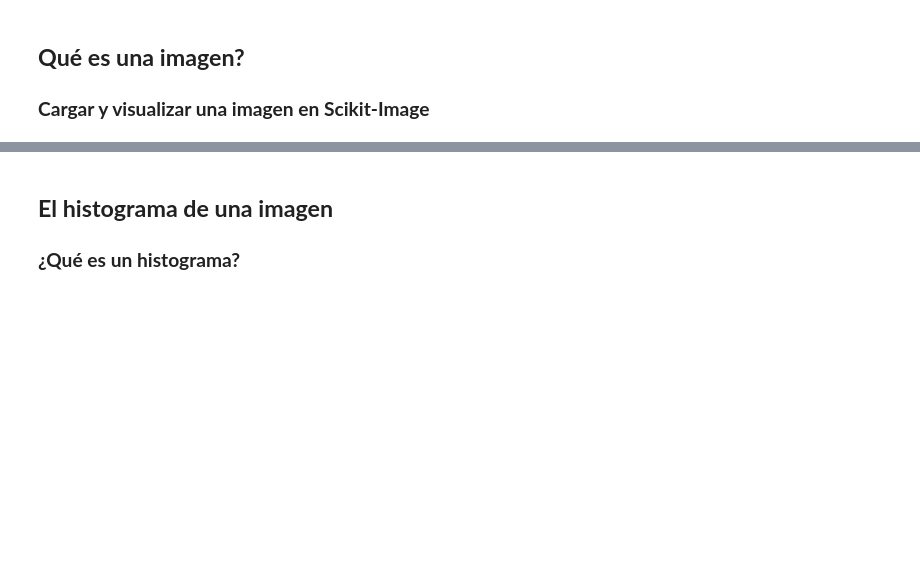
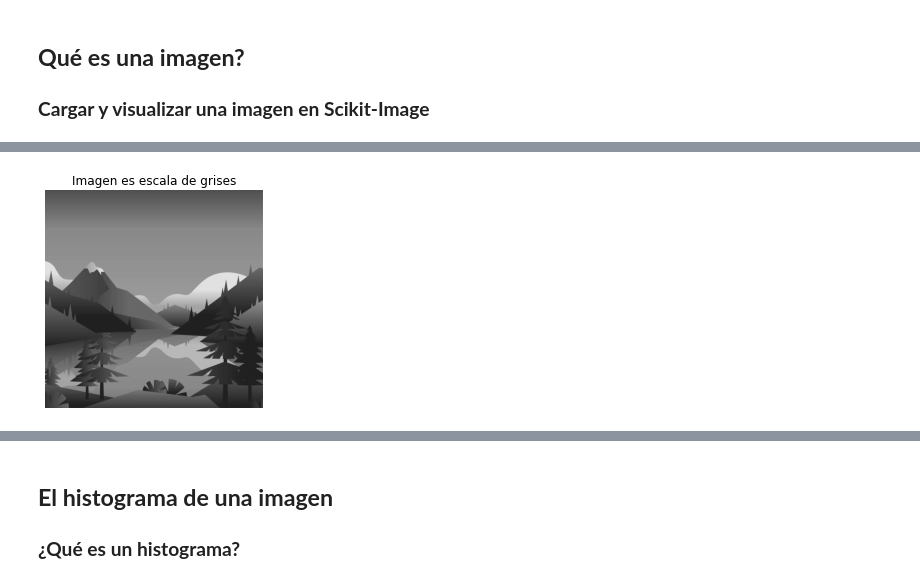
Before and after one commit to jpcano1/ISIS_4825_taller_3, a Jupyter notebook: Scikit_image_Bootcamp.ipynb, the cells around one changed output, grey strips where cells are left out. Drawn from its saved outputs; the diff is of its cells as text; code cells hidden in the pictures; blank space fills up the shorter version.

```diff
--- a/Scikit_image_Bootcamp.ipynb
+++ b/Scikit_image_Bootcamp.ipynb
@@ -8,0 +31,5 @@ url = "https://static.vecteezy.com/system/resources/thumbnails/000/246/312/origi
+# %%
+# Visualizar imagen en escala de grises
+vis.visualize(img_gray, title="Imagen es escala de grises")
+# %% [output]
+[figure, added]
```
Also changed, not shown: parts of 11 cells of this notebook, 2 other files.
